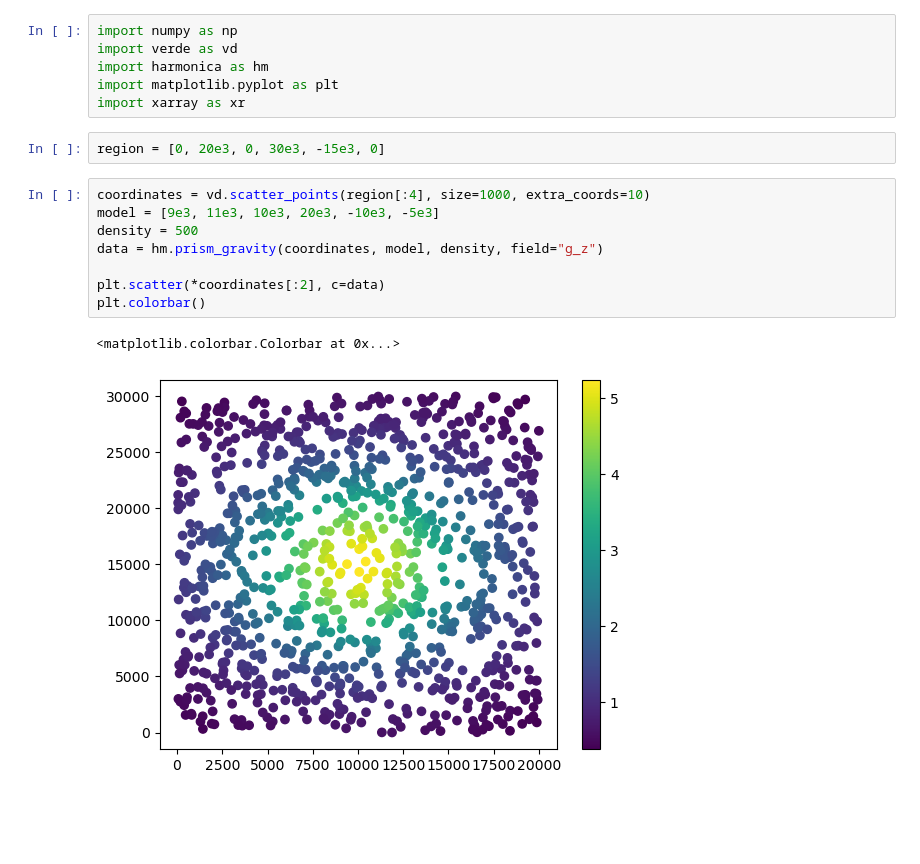
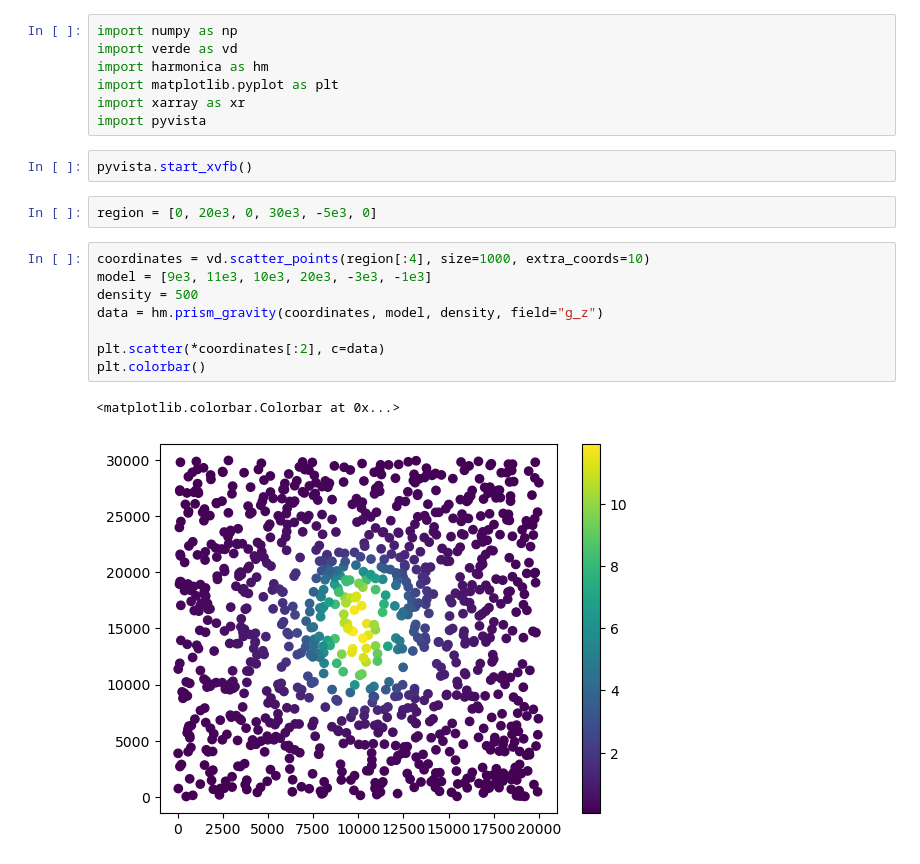
Before and after one commit to leouieda/planting, a Jupyter notebook: experiments.ipynb, the cells around one changed output. Cells and saved outputs as stored; diff of their text form; blank space fills up the shorter version.

```diff
--- a/experiments.ipynb
+++ b/experiments.ipynb
@@ -4,19 +4,22 @@ import verde as vd
 import harmonica as hm
 import matplotlib.pyplot as plt
 import xarray as xr
+import pyvista
+# %%
+pyvista.start_xvfb()
 # %%
-region = [0, 20e3, 0, 30e3, -15e3, 0]
+region = [0, 20e3, 0, 30e3, -5e3, 0]
 # %%
 coordinates = vd.scatter_points(region[:4], size=1000, extra_coords=10)
-model = [9e3, 11e3, 10e3, 20e3, -10e3, -5e3]
+model = [9e3, 11e3, 10e3, 20e3, -3e3, -1e3]
 density = 500
 data = hm.prism_gravity(coordinates, model, density, field="g_z")
 
 plt.scatter(*coordinates[:2], c=data)
 plt.colorbar()
 # %% [output]
 <matplotlib.colorbar.Colorbar at 0x...>
-[figure, old version]
+[figure, new version]
 # %%
 def build_mesh(region, spacing):
     easting, northing = vd.grid_coordinates(region[:4], spacing=spacing, adjust="region", pixel_register=True)
```
Also changed, not shown: parts of 5 cells of this notebook.
